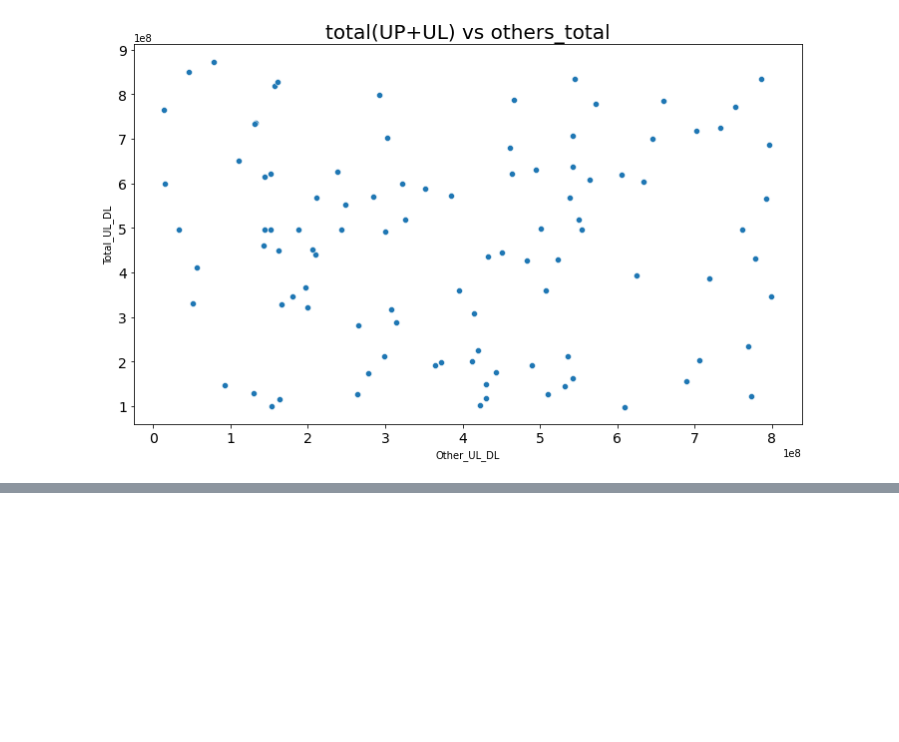
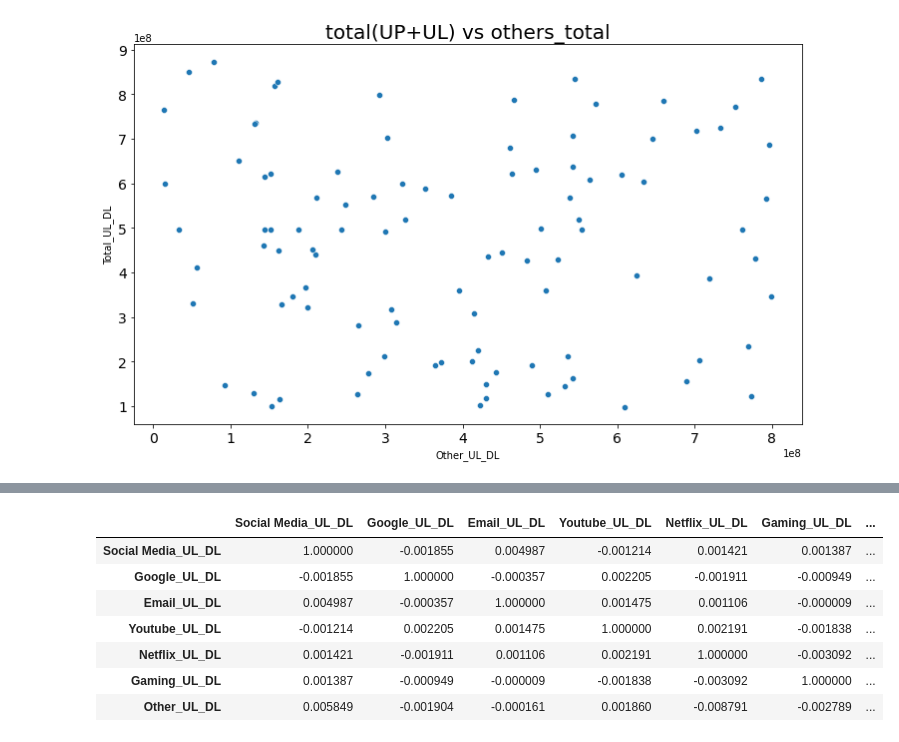
Before and after one commit to eyerus21/10Academy-week-1-challenge, a Jupyter notebook: notebooks/_.ipynb, the cells around one changed output, grey strips where cells are left out. Saved outputs shown, nothing was run; the diff lists cells and outputs as text; code cells hidden in the pictures; blank space fills up the shorter version.

```diff
--- a/notebooks/_.ipynb
+++ b/notebooks/_.ipynb
@@ -443,4 +469,11 @@ Total_UL_DL                        -0.002583
 dtype: float64
+# %%
+def fix_missing_median(df, col):
+    df[col] = df[col].fillna(df[col].median())
+    return df[col]
+df['Avg RTT_UL_DL']= fix_missing_median(df,'Avg RTT_UL_DL')
+df['TCP UL_DL Retrans. Vol (Bytes)']= fix_missing_median(df,'TCP UL_DL Retrans. Vol (Bytes)')
+df['Avg Bearer TP DL_UL (kbps)']= fix_missing_median(df,'Avg Bearer TP DL_UL (kbps)')
 # %%
 # fill missing with ffill method or bfill for features
 
@@ -456,7 +489,7 @@ def fix_missing_mean(df, col):
     return df[col]
 
 df['Total_UL_DL'] = fix_missing_mode(df, 'Total_UL_DL')
-df['Social Media_UL_DL'] = fix_missing_mode(df, 'Social Media_UL_DL')
-df['Social Media_UL_DL'] = fix_missing_mode(df, 'Social Media_UL_DL')
+df['Social Media_UL_DL'] = fix_missing_median(df, 'Social Media_UL_DL')
+df['Social Media_UL_DL'] = fix_missing_median(df, 'Social Media_UL_DL')
 # %%
 # which column(s) has missing values
@@ -616,0 +669,3 @@ plot_scatter(df_quantity.head(100), x_col="Other_UL_DL", y_col="Total_UL_DL", ti
+# %%
+df['Decile_rank']= pd.qcut(df['Dur. (ms)'],5, labels=False)
+df[['Dur. (ms)','Decile_rank']]
@@ -616,0 +697,14 @@ plot_scatter(df_quantity.head(100), x_col="Other_UL_DL", y_col="Total_UL_DL", ti
+# %%
+correlation=['Social Media_UL_DL','Google_UL_DL','Email_UL_DL','Youtube_UL_DL','Netflix_UL_DL','Gaming_UL_DL','Other_UL_DL']
+df_correlation=df[correlation]
+corr=df_correlation.corr()
+corr.style.background_gradient(cmap='coolwarm').set_properties(**{'font-size': '0pt'})
+# %% [output]
+|  | Social Media_UL_DL | Google_UL_DL | Email_UL_DL | Youtube_UL_DL | Netflix_UL_DL | Gaming_UL_DL | ... |
+| Social Media_UL_DL | 1.000000 | -0.001855 | 0.004987 | -0.001214 | 0.001421 | 0.001387 | ... |
+| Google_UL_DL | -0.001855 | 1.000000 | -0.000357 | 0.002205 | -0.001911 | -0.000949 | ... |
+| Email_UL_DL | 0.004987 | -0.000357 | 1.000000 | 0.001475 | 0.001106 | -0.000009 | ... |
+| Youtube_UL_DL | -0.001214 | 0.002205 | 0.001475 | 1.000000 | 0.002191 | -0.001838 | ... |
+| Netflix_UL_DL | 0.001421 | -0.001911 | 0.001106 | 0.002191 | 1.000000 | -0.003092 | ... |
+| Gaming_UL_DL | 0.001387 | -0.000949 | -0.000009 | -0.001838 | -0.003092 | 1.000000 | ... |
+| Other_UL_DL | 0.005849 | -0.001904 | -0.000161 | 0.001860 | -0.008791 | -0.002789 | ... |
```
Also changed, not shown: parts of 37 cells of this notebook, 5 other files.
